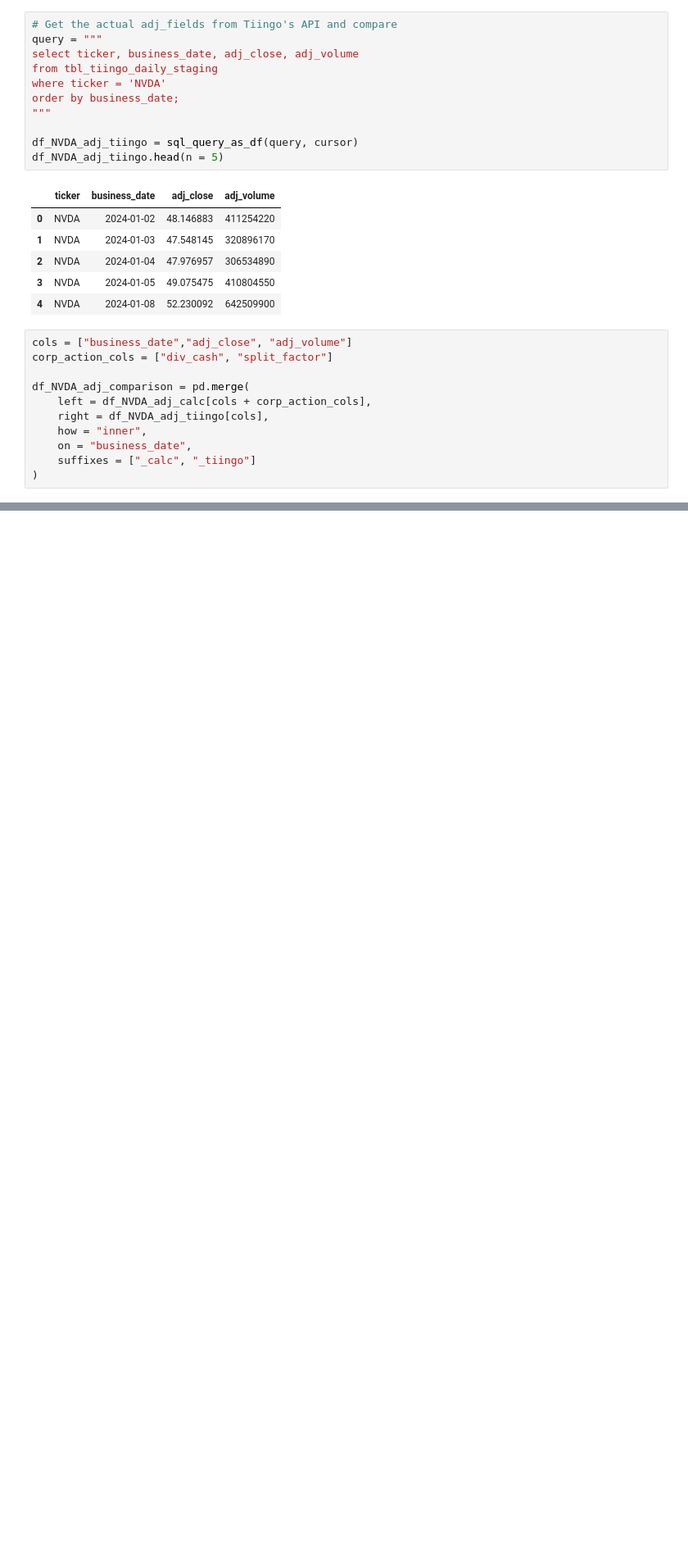
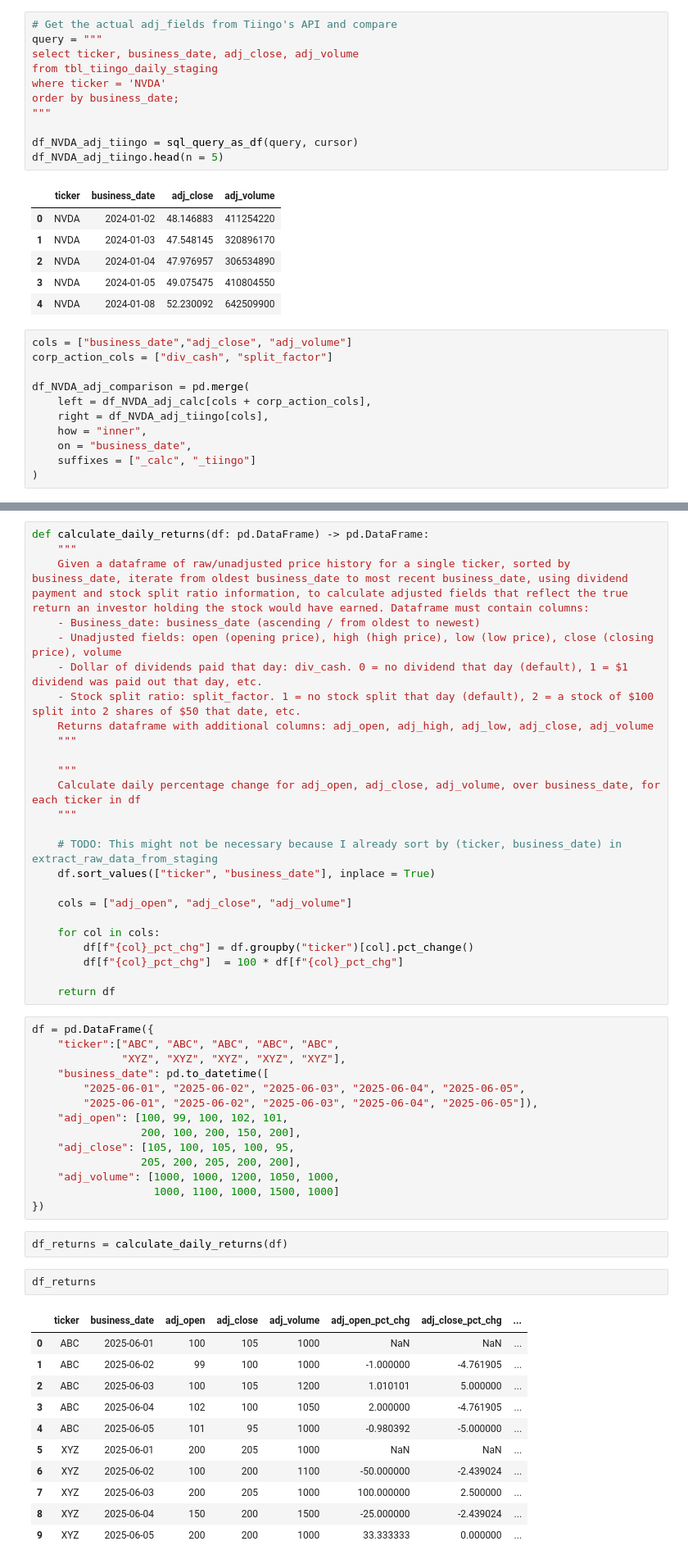
Before and after one commit to jzl4/financial-etl-poc, a Jupyter notebook: notebooks/notebook_2_staging_to_prod.ipynb, the cells around one changed output, grey strips where cells are left out. Shown at 82% size. Saved outputs shown, nothing was run; the diff lists cells and outputs as text; blank space fills up the shorter version.

```diff
--- a/notebooks/notebook_2_staging_to_prod.ipynb
+++ b/notebooks/notebook_2_staging_to_prod.ipynb
@@ -393,0 +421,55 @@ df_NVDA_adj_comparison
+# %%
+def calculate_daily_returns(df: pd.DataFrame) -> pd.DataFrame:
+    """
+    Given a dataframe of raw/unadjusted price history for a single ticker, sorted by business_date, iterate from oldest business_date to most recent business_date, using dividend payment and stock split ratio information, to calculate adjusted fields that reflect the true return an investor holding the stock would have earned. Dataframe must contain columns:
+    - Business_date: business_date (ascending / from oldest to newest)
+    - Unadjusted fields: open (opening price), high (high price), low (low price), close (closing price), volume
+    - Dollar of dividends paid that day: div_cash. 0 = no dividend that day (default), 1 = $1 dividend was paid out that day, etc.
+    - Stock split ratio: split_factor. 1 = no stock split that day (default), 2 = a stock of $100 split into 2 shares of $50 that date, etc.
+    Returns dataframe with additional columns: adj_open, adj_high, adj_low, adj_close, adj_volume
+    """
+
+    """
+    Calculate daily percentage change for adj_open, adj_close, adj_volume, over business_date, for each ticker in df
+    """
+
+    # TODO: This might not be necessary because I already sort by (ticker, business_date) in extract_raw_data_from_staging
+    df.sort_values(["ticker", "business_date"], inplace = True)
+
+    cols = ["adj_open", "adj_close", "adj_volume"]
+
+    for col in cols:
+        df[f"{col}_pct_chg"] = df.groupby("ticker")[col].pct_change()
+        df[f"{col}_pct_chg"]  = 100 * df[f"{col}_pct_chg"]
+
+    return df
+# %%
+df = pd.DataFrame({
+    "ticker":["ABC", "ABC", "ABC", "ABC", "ABC",
+              "XYZ", "XYZ", "XYZ", "XYZ", "XYZ"],
+    "business_date": pd.to_datetime([
+        "2025-06-01", "2025-06-02", "2025-06-03", "2025-06-04", "2025-06-05",
+        "2025-06-01", "2025-06-02", "2025-06-03", "2025-06-04", "2025-06-05"]),
+    "adj_open": [100, 99, 100, 102, 101,
+                 200, 100, 200, 150, 200],
+    "adj_close": [105, 100, 105, 100, 95,
+                 205, 200, 205, 200, 200],
+    "adj_volume": [1000, 1000, 1200, 1050, 1000,
+                   1000, 1100, 1000, 1500, 1000]
+})
+# %%
+df_returns = calculate_daily_returns(df)
+# %%
+df_returns
+# %% [output]
+|  | ticker | business_date | adj_open | adj_close | adj_volume | adj_open_pct_chg | adj_close_pct_chg | ... |
+| 0 | ABC | 2025-06-01 | 100 | 105 | 1000 | NaN | NaN | ... |
+| 1 | ABC | 2025-06-02 | 99 | 100 | 1000 | -1.000000 | -4.761905 | ... |
+| 2 | ABC | 2025-06-03 | 100 | 105 | 1200 | 1.010101 | 5.000000 | ... |
+| 3 | ABC | 2025-06-04 | 102 | 100 | 1050 | 2.000000 | -4.761905 | ... |
+| 4 | ABC | 2025-06-05 | 101 | 95 | 1000 | -0.980392 | -5.000000 | ... |
+| 5 | XYZ | 2025-06-01 | 200 | 205 | 1000 | NaN | NaN | ... |
+| 6 | XYZ | 2025-06-02 | 100 | 200 | 1100 | -50.000000 | -2.439024 | ... |
+| 7 | XYZ | 2025-06-03 | 200 | 205 | 1000 | 100.000000 | 2.500000 | ... |
+| 8 | XYZ | 2025-06-04 | 150 | 200 | 1500 | -25.000000 | -2.439024 | ... |
+| 9 | XYZ | 2025-06-05 | 200 | 200 | 1000 | 33.333333 | 0.000000 | ... |
```
Also changed, not shown: parts of 7 cells of this notebook, 3 other files.
